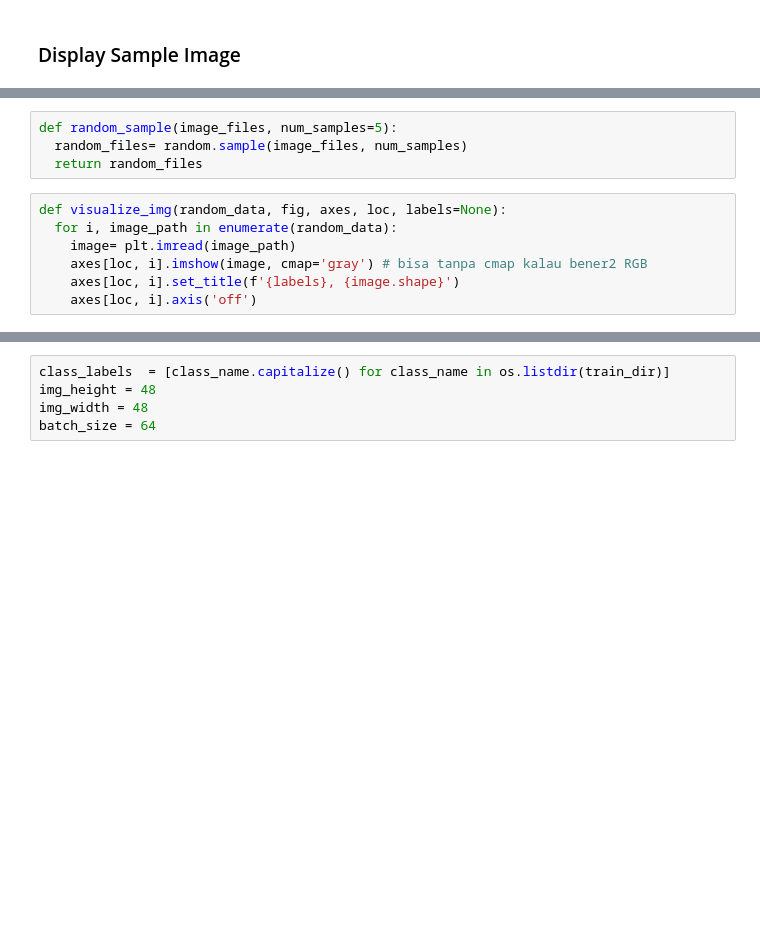
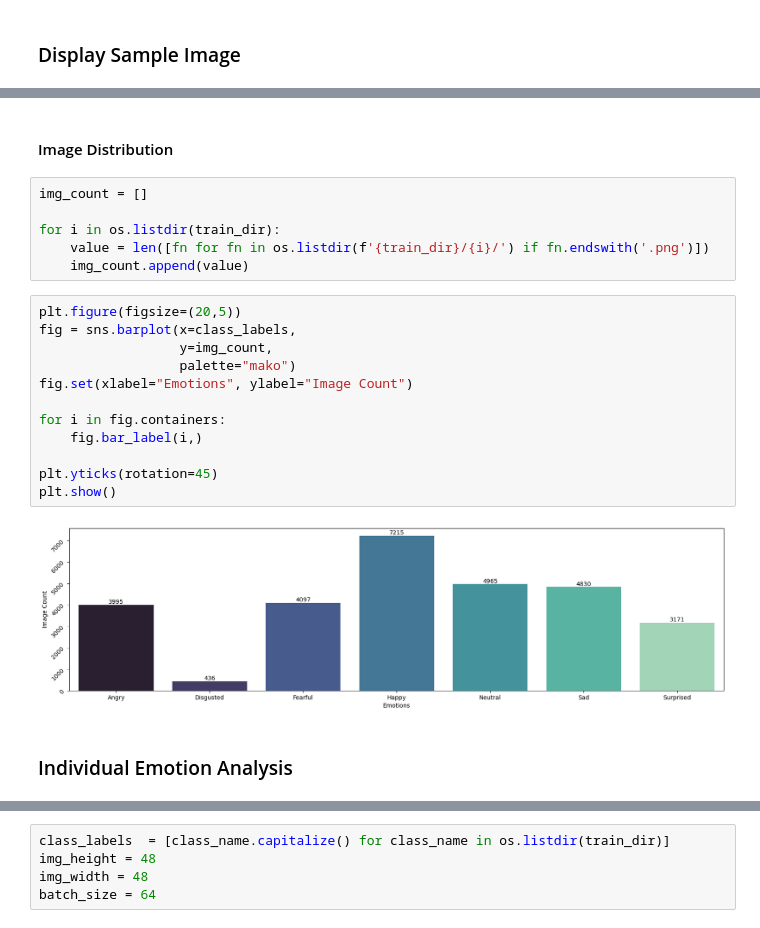
Before and after one commit to ediashta/Facial-Expression-CNN, a Jupyter notebook: h8dsft_P2M2_ediashta.ipynb, the cells around one changed output, grey strips where cells are left out. Cells and saved outputs as stored; diff of their text form; blank space fills up the shorter version.

```diff
--- a/h8dsft_P2M2_ediashta.ipynb
+++ b/h8dsft_P2M2_ediashta.ipynb
@@ -84,11 +93,24 @@ plt.imshow(img, cmap="gray")
-# %%
-def random_sample(image_files, num_samples=5):
-  random_files= random.sample(image_files, num_samples)
-  return random_files
-# %%
-def visualize_img(random_data, fig, axes, loc, labels=None):
-  for i, image_path in enumerate(random_data):
-    image= plt.imread(image_path)
-    axes[loc, i].imshow(image, cmap='gray') # bisa tanpa cmap kalau bener2 RGB
-    axes[loc, i].set_title(f'{labels}, {image.shape}')
-    axes[loc, i].axis('off')
+# %% [markdown]
+#### Image Distribution
+# %%
+img_count = []
+
+for i in os.listdir(train_dir):
+    value = len([fn for fn in os.listdir(f'{train_dir}/{i}/') if fn.endswith('.png')])
+    img_count.append(value)
+# %%
+plt.figure(figsize=(20,5))
+fig = sns.barplot(x=class_labels,
+                  y=img_count,
+                  palette="mako")
+fig.set(xlabel="Emotions", ylabel="Image Count")
+
+for i in fig.containers:
+    fig.bar_label(i,)
+
+plt.yticks(rotation=45)
+plt.show()
+# %% [output]
+[figure, added]
+# %% [markdown]
+### Individual Emotion Analysis
```
Also changed, not shown: parts of 29 cells of this notebook.
